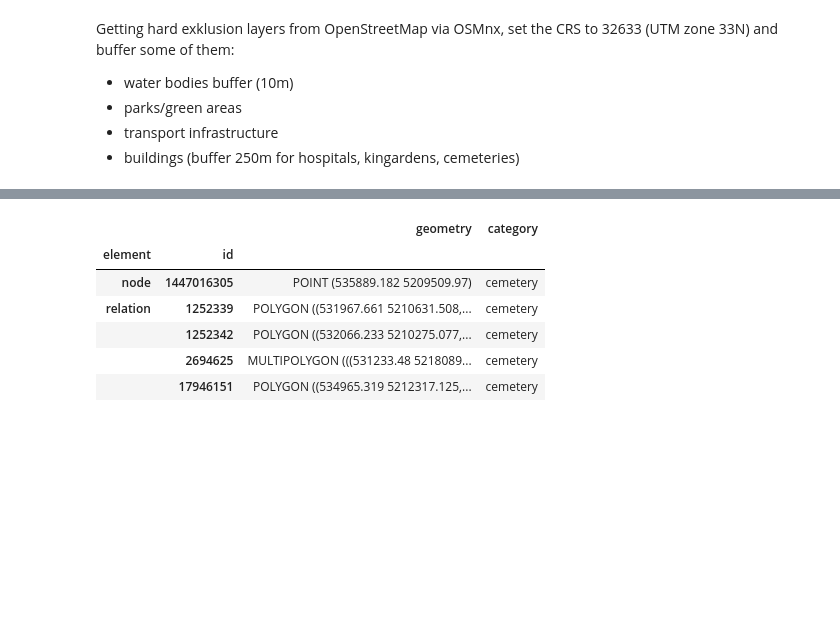
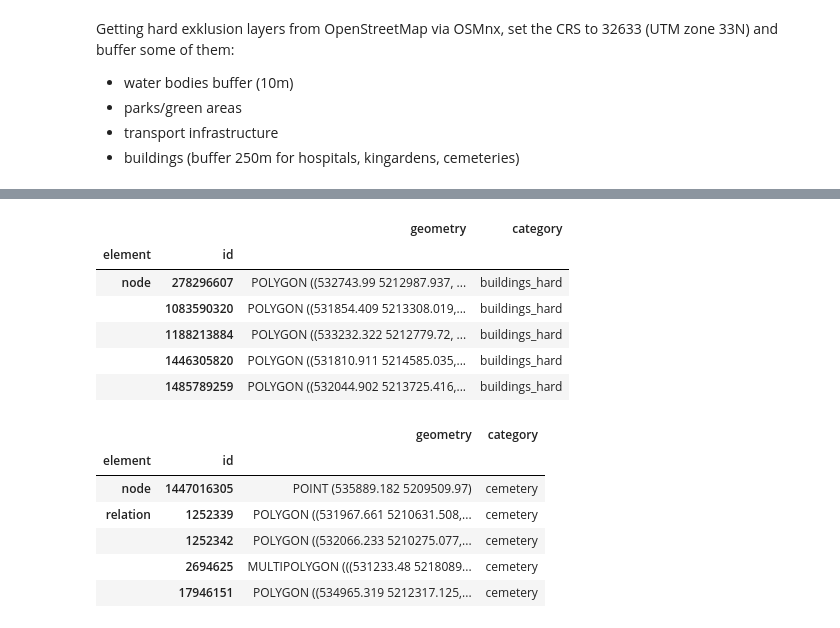
Before and after one commit to ein-wildes-nico/GIS_Analysis2_FinalProject_Paar_Flor_Wallisch, a Jupyter notebook: main.ipynb, the cells around one changed output, grey strips where cells are left out. Saved outputs shown, nothing was run; the diff lists cells and outputs as text; code cells hidden in the pictures; blank space fills up the shorter version.

```diff
--- a/main.ipynb
+++ b/main.ipynb
@@ -148,19 +159,30 @@ gdf_transport_Buffer5m.head(5)
 # %%
 #Exclusion Buildings
 tags_buildings_hard = {
     "building": True
 }
 
 gdf_buildings = ox.features_from_place(
     PLACE_NAME,
     tags=tags_buildings_hard
 )
 
 gdf_buildings = gdf_buildings[["geometry"]].copy()
 gdf_buildings["category"] = "buildings_hard"
 
 # Reproject
 gdf_buildings = gdf_buildings.to_crs(epsg=32633)
+gdf_buildings_Buffer30m = gdf_buildings.copy()
+gdf_buildings_Buffer30m["geometry"] = gdf_buildings_Buffer30m.buffer(30)
+gdf_buildings_Buffer30m.head(5)
+# %% [output]
+|  |  | geometry | category |
+| element | id |  |  |
+| node | 278296607 | POLYGON ((532743.99 5212987.937, ... | buildings_hard |
+|  | 1083590320 | POLYGON ((531854.409 5213308.019,... | buildings_hard |
+|  | 1188213884 | POLYGON ((533232.322 5212779.72, ... | buildings_hard |
+|  | 1446305820 | POLYGON ((531810.911 5214585.035,... | buildings_hard |
+|  | 1485789259 | POLYGON ((532044.902 5213725.416,... | buildings_hard |
 # %%
 #Cemeteries with 250m Buffer
 tags_cemetery = {
```
Also changed, not shown: parts of 15 cells of this notebook, 11 other files.
